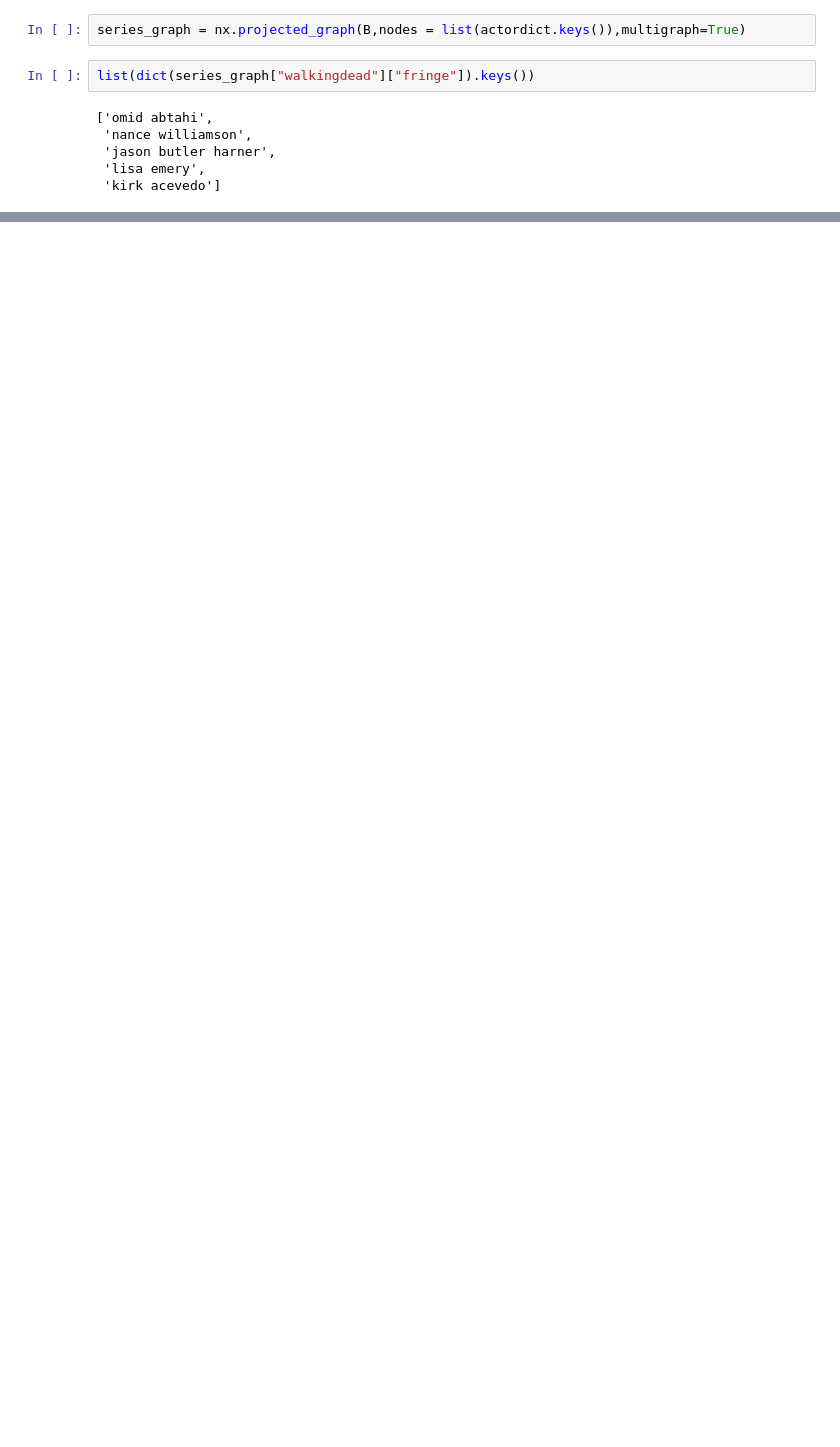
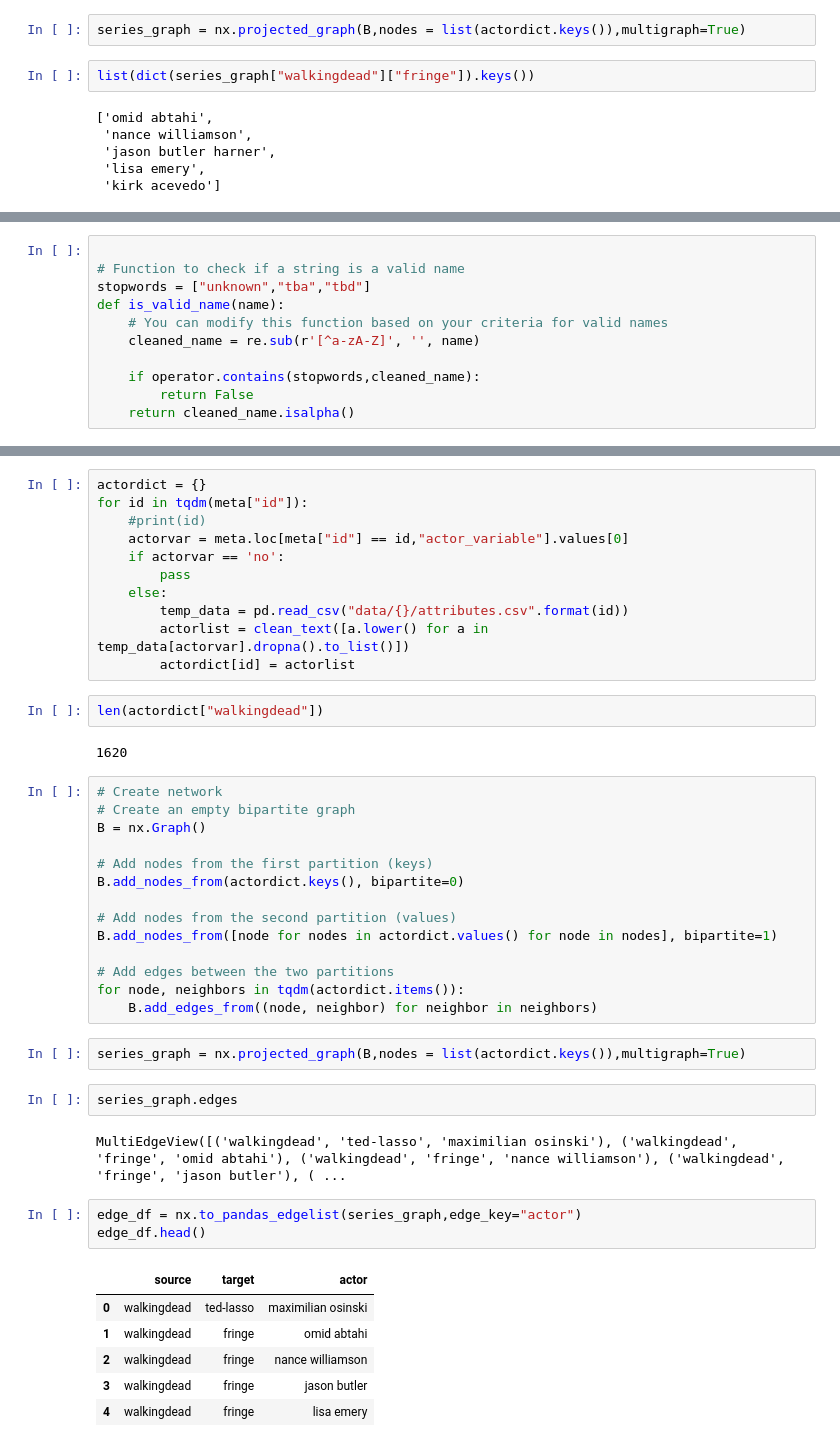
Before and after one commit to DanielBarabas/prog2_3rd_assignment_group, a Jupyter notebook: series-actor-network.ipynb, the cells around one changed output, grey strips where cells are left out. Drawn from its saved outputs; the diff is of its cells as text; blank space fills up the shorter version.

```diff
--- a/series-actor-network.ipynb
+++ b/series-actor-network.ipynb
@@ -105,0 +130,11 @@ meta.head()
+# %%
+
+# Function to check if a string is a valid name
+stopwords = ["unknown","tba","tbd"]
+def is_valid_name(name):
+    # You can modify this function based on your criteria for valid names
+    cleaned_name = re.sub(r'[^a-zA-Z]', '', name)
+
+    if operator.contains(stopwords,cleaned_name):
+        return False
+    return cleaned_name.isalpha()
@@ -105,0 +157,45 @@ meta.head()
+# %%
+actordict = {}
+for id in tqdm(meta["id"]):
+    #print(id)
+    actorvar = meta.loc[meta["id"] == id,"actor_variable"].values[0]
+    if actorvar == 'no':
+        pass
+    else:
+        temp_data = pd.read_csv("data/{}/attributes.csv".format(id))
+        actorlist = clean_text([a.lower() for a in temp_data[actorvar].dropna().to_list()])
+        actordict[id] = actorlist
+# %%
+len(actordict["walkingdead"])
+# %% [output]
+1620
+# %%
+# Create network
+# Create an empty bipartite graph
+B = nx.Graph()
+
+# Add nodes from the first partition (keys)
+B.add_nodes_from(actordict.keys(), bipartite=0)
+
+# Add nodes from the second partition (values)
+B.add_nodes_from([node for nodes in actordict.values() for node in nodes], bipartite=1)
+
+# Add edges between the two partitions
+for node, neighbors in tqdm(actordict.items()):
+    B.add_edges_from((node, neighbor) for neighbor in neighbors)
+# %%
+series_graph = nx.projected_graph(B,nodes = list(actordict.keys()),multigraph=True)
+# %%
+series_graph.edges
+# %% [output]
+MultiEdgeView([('walkingdead', 'ted-lasso', 'maximilian osinski'), ('walkingdead', 'fringe', 'omid abtahi'), ('walkingdead', 'fringe', 'nance williamson'), ('walkingdead', 'fringe', 'jason butler'), ( ...
+# %%
+edge_df = nx.to_pandas_edgelist(series_graph,edge_key="actor")
+edge_df.head()
+# %% [output]
+|  | source | target | actor |
+| 0 | walkingdead | ted-lasso | maximilian osinski |
+| 1 | walkingdead | fringe | omid abtahi |
+| 2 | walkingdead | fringe | nance williamson |
+| 3 | walkingdead | fringe | jason butler |
+| 4 | walkingdead | fringe | lisa emery |
```
Also changed, not shown: parts of 26 cells of this notebook.
